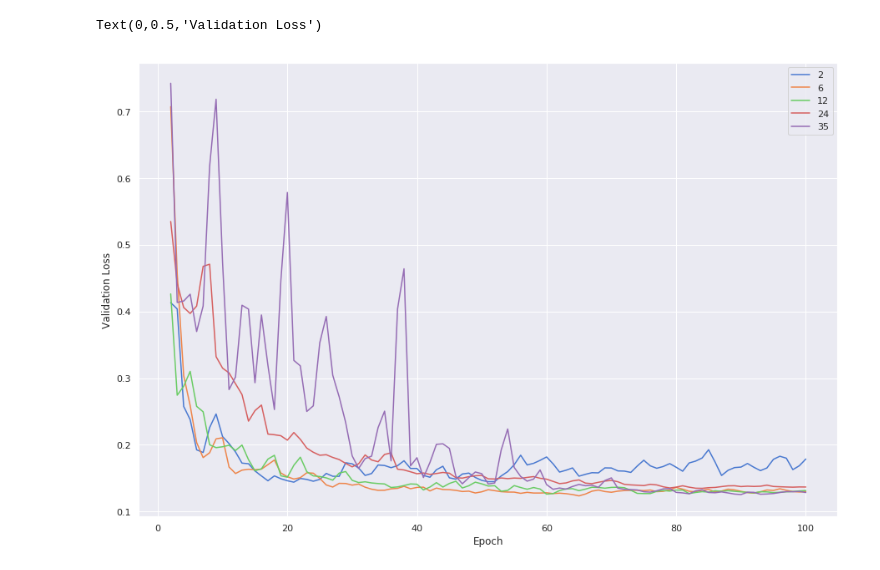
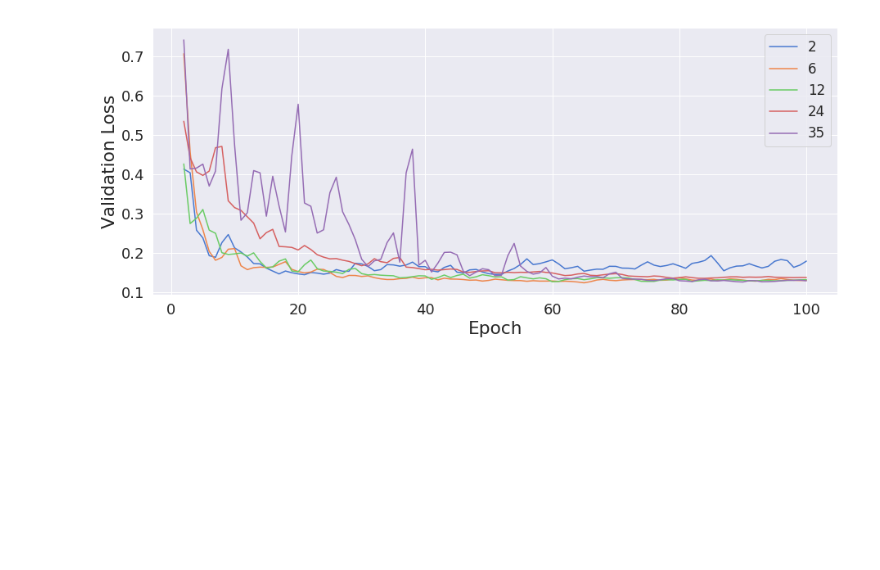
Before and after one commit to ad12/MedSegPy, a Jupyter notebook: analysis/batch_size.ipynb, the cells around one changed output. Drawn from its saved outputs; the diff is of its cells as text; code cells hidden in the pictures; blank space fills up the shorter version.

Commit message:
updated analysis for tc

```diff
--- a/analysis/batch_size.ipynb
+++ b/analysis/batch_size.ipynb
@@ -6,12 +6,14 @@ import matplotlib
 %matplotlib inline
 import matplotlib.pyplot as plt
 import seaborn as sns
-fsize = 12
+
+fsize = 18
 params = {'legend.fontsize': fsize*0.925,
-          'axes.labelsize': fsize,
-          'axes.titlesize':fsize*1.25,
-          'xtick.labelsize':fsize*0.925,
-          'ytick.labelsize':fsize*0.925}
+          'axes.labelsize': fsize*1.2,
+          'axes.titlesize':fsize*1.5,
+          'xtick.labelsize':fsize,
+          'ytick.labelsize':fsize,
+          'savefig.dpi': 1000}
 sns.set(palette='pastel', rc=params)
 
 
@@ -22,7 +24,9 @@ import scipy.io as sio
 import seaborn as sns
 
 from utils import io_utils
-from analysis import analysis_funcs as af
+import analysis_utils as autils
+
+import analysis_funcs as af
 from analysis import stats
 from analysis import exp_filepaths
 import pandas as pd
@@ -44,26 +48,27 @@ def linear_smoothing(vals, weight=0.6):
     return a
 # %%
 # plot validation losses
-fig, ax = plt.subplots(1,1, figsize=(15, 10))
+fig, ax = plt.subplots(1,1, figsize=(15, 6))
 
 count = 0
 for k in ordered_keys:
     exp_filepath = early_stopping_exps[k]
     # load pik file
     ind = exp_filepath.find('test_results')
     base_folder = exp_filepath[:ind]
     pik_path = os.path.join(base_folder, 'pik_data.dat')
     data = io_utils.load_pik(pik_path)
     epochs = data[0]
     val_loss = data[2]
-    y = linear_smoothing(val_loss)
+    y = linear_smoothing(val_loss, weight=0.6)
     ax.plot(epochs, y, color=cpal[count], linestyle='-')
 
     count += 1
 
 ax.legend(ordered_keys)
 ax.set_xlabel('Epoch')
 ax.set_ylabel('Validation Loss')
+
+plt.savefig('/bmrNAS/people/arjun/msk_seg_networks/analysis/batch_size/bs-training.png', bbox_inches='tight', dpi=600)
 # %% [output]
-Text(0,0.5,'Validation Loss')
-[figure, old version]
+[figure, new version]
```
Also changed, not shown: parts of 4 cells of this notebook, 6 other files.
